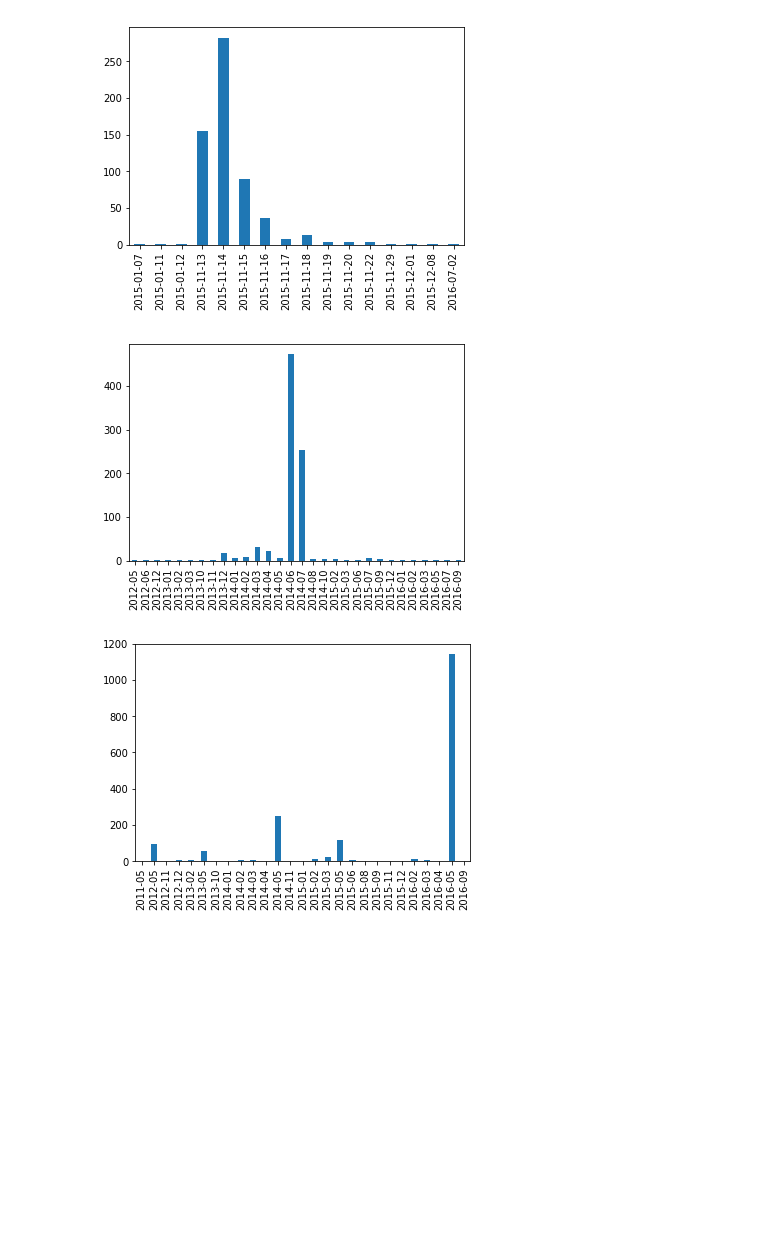
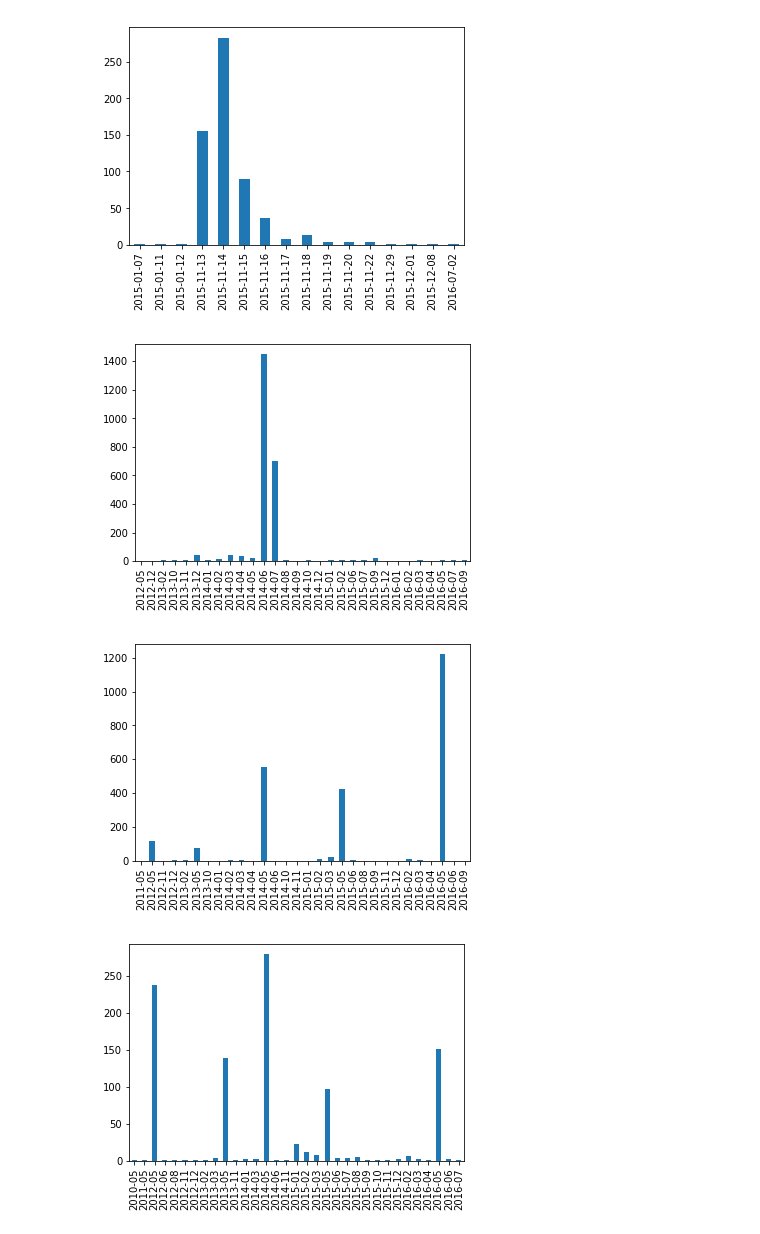
Before and after one commit to brunowicht/ada_project, a Jupyter notebook: project/Bruno.ipynb, the cells around one changed output. Saved outputs shown, nothing was run; the diff lists cells and outputs as text; code cells hidden in the pictures; blank space fills up the shorter version.

```diff
--- a/project/Bruno.ipynb
+++ b/project/Bruno.ipynb
@@ -95,10 +95,14 @@ plot_frequency_tags(df_tag, 'day', "'#PrayForParis'", 30)
 # %% [output]
 [figure]
 # %%
-plot_frequency_tags(df_tag, 'month', "'#WorldCup'", 30)
+plot_frequency_tags(df_tag, 'month', "#WorldCup", 30)
 # %% [output]
-[figure, old version]
+[figure, new version]
 # %%
-plot_frequency_tags(df_tag, 'month', "'#Eurovision'", 30)
+plot_frequency_tags(df_tag, 'month', "#Eurovision", 30)
 # %% [output]
-[figure, old version]
+[figure, new version]
+# %%
+plot_frequency_tags(df_tag, 'month', "#eurovision", 100)
+# %% [output]
+[figure, added]
```
Also changed, not shown: parts of 6 cells of this notebook, 1 other file.
